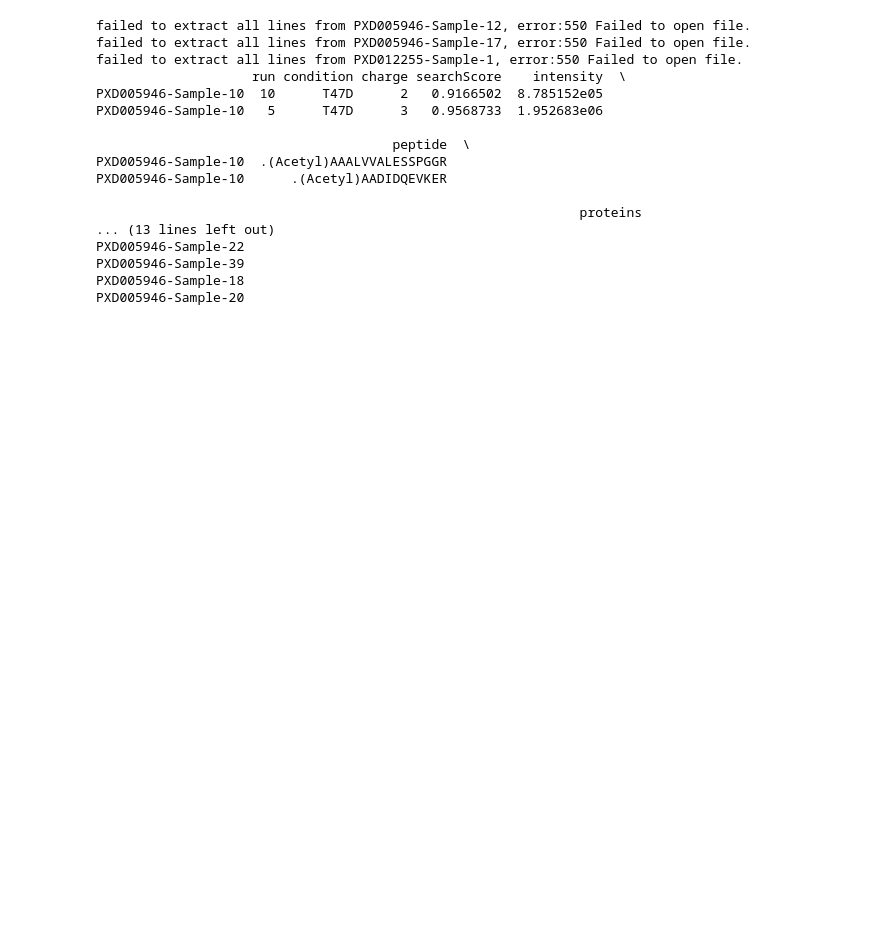
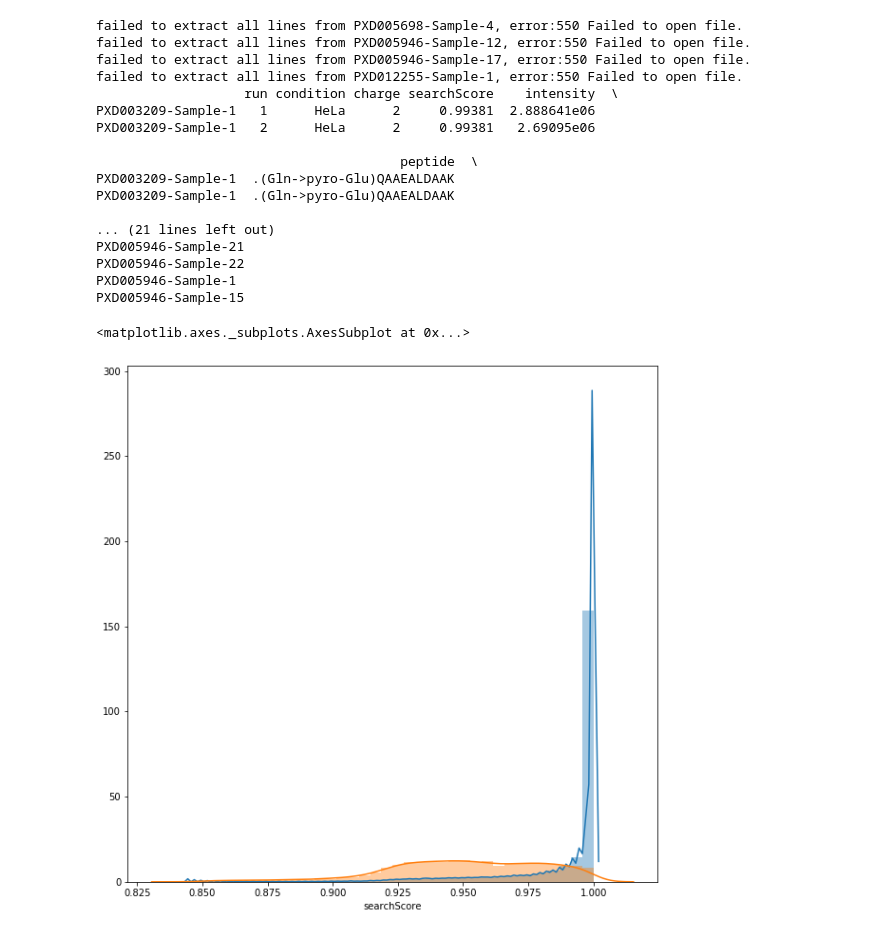
Before and after one commit to ypriverol/pgdb-manuscript, a Jupyter notebook: Peptide_analysis.ipynb, the cells around one changed output. Saved outputs shown, nothing was run; the diff lists cells and outputs as text; code cells hidden in the pictures; blank space fills up the shorter version.

```diff
--- a/Peptide_analysis.ipynb
+++ b/Peptide_analysis.ipynb
@@ -36,6 +38,7 @@ for sample in samples_list:
         df = pd.DataFrame(data=[x.split('\t') for x in peps[1::]],
                           index=[sample for x in peps[1::]],
                           columns = peps[0].split('\t'))
+        df['Sample'] = sample
     except ftplib.error_perm as e: #the search is not done yet!
         print('failed to extract all lines from {}, error:{}'.format(sample, e))
         continue #to next sample
@@ -45,25 +48,39 @@ print(peps_df.head(2))
 
 print('\nExtracted {} peptides from these {} samples:{}\n'.format(len(peps_df), len(set(peps_df.index)), '\n'.join(set(peps_df.index))))
 # %% [output]
+failed to extract all lines from PXD005698-Sample-4, error:550 Failed to open file.
 failed to extract all lines from PXD005946-Sample-12, error:550 Failed to open file.
 failed to extract all lines from PXD005946-Sample-17, error:550 Failed to open file.
 failed to extract all lines from PXD012255-Sample-1, error:550 Failed to open file.
-                    run condition charge searchScore    intensity  \
-PXD005946-Sample-10  10      T47D      2   0.9166502  8.785152e05
-PXD005946-Sample-10   5      T47D      3   0.9568733  1.952683e06
+                   run condition charge searchScore    intensity  \
+PXD003209-Sample-1   1      HeLa      2     0.99381  2.888641e06
+PXD003209-Sample-1   2      HeLa      2     0.99381   2.69095e06
 
-                                      peptide  \
-PXD005946-Sample-10  .(Acetyl)AAALVVALESSPGGR
-PXD005946-Sample-10      .(Acetyl)AADIDQEVKER
+                                       peptide  \
+PXD003209-Sample-1  .(Gln->pyro-Glu)QAAEALDAAK
+PXD003209-Sample-1  .(Gln->pyro-Glu)QAAEALDAAK
 
-                                                              proteins
-... (13 lines left out)
+... (21 lines left out)
+PXD005946-Sample-21
 PXD005946-Sample-22
-PXD005946-Sample-39
-PXD005946-Sample-18
-PXD005946-Sample-20
+PXD005946-Sample-1
+PXD005946-Sample-15
 # %%
 #close ftp connection
 ftp.close()
 # %%
 peps_df.to_csv(output_file, sep='\t', index=False)
+# %%
+# This plot is for the ditribution of scores of DECOY vs TARGET
+
+target = peps_df.loc[peps_df.proteins.str.contains("DECOY") == False]
+decoy = peps_df.loc[peps_df.proteins.str.contains("DECOY") == True]
+
+plt.figure(figsize=(10, 10))
+sns.distplot(target['searchScore'], hist=True, kde=True,
+             bins=int(180/5))
+sns.distplot(decoy['searchScore'], hist=True, kde=True,
+             bins=int(180/5))
+# %% [output]
+<matplotlib.axes._subplots.AxesSubplot at 0x...>
+[figure, added]
```
Also changed, not shown: parts of 3 cells of this notebook, 1 other file.
